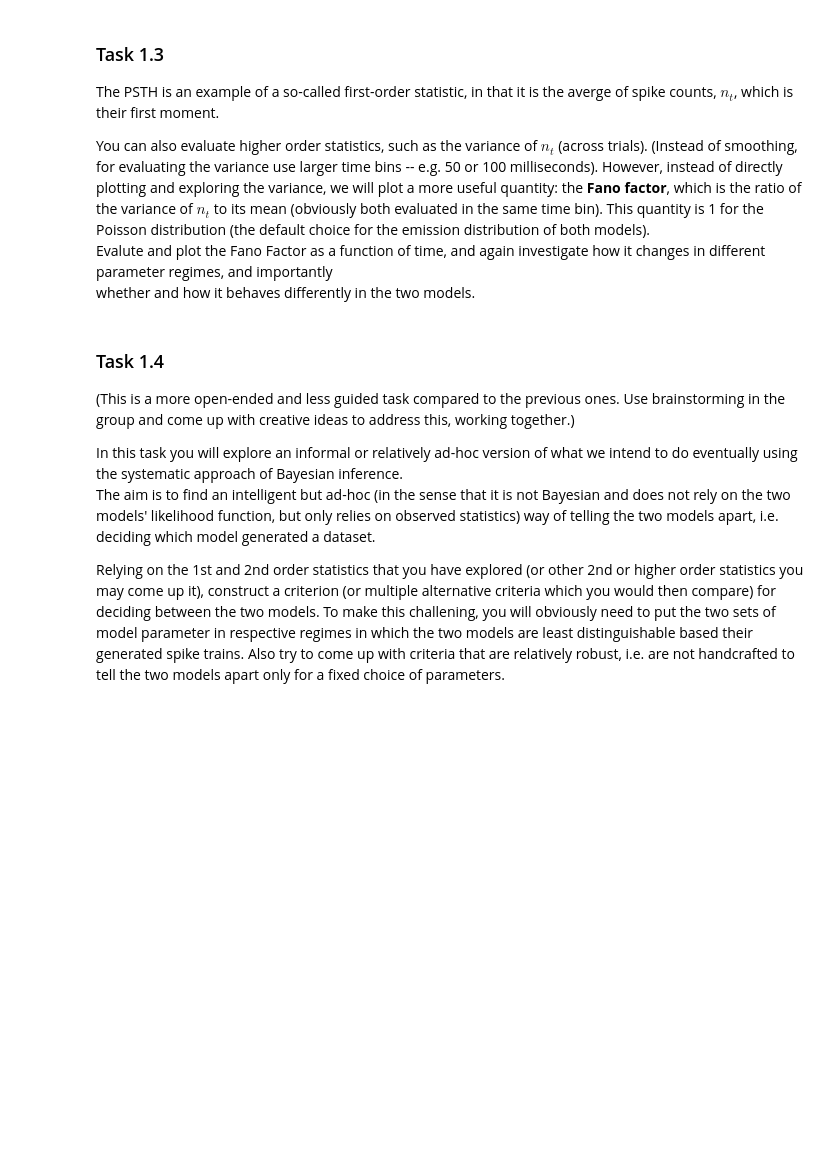
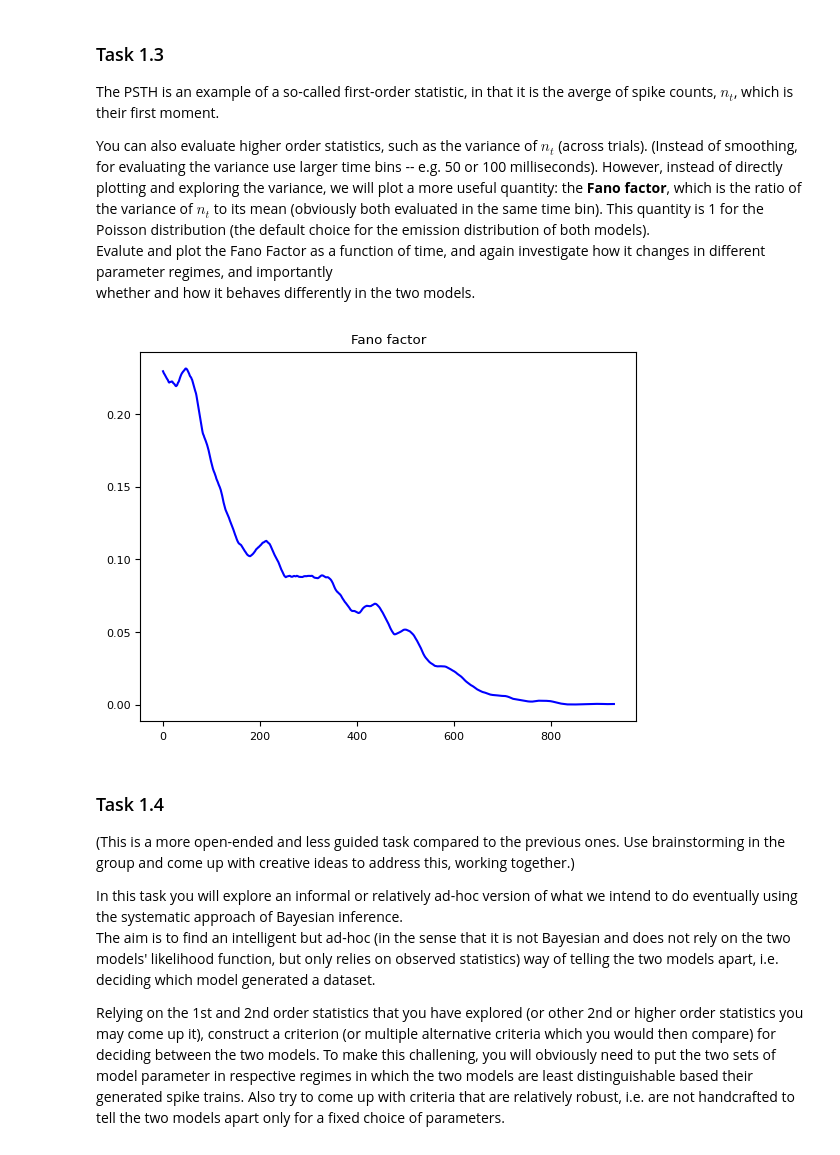
Before and after one commit to eduardburlacu/Statistics, a Jupyter notebook: Copy_of_GG3_project.ipynb, the cells around one changed output. Cells and saved outputs as stored; diff of their text form; code cells hidden in the pictures; blank space fills up the shorter version.

```diff
--- a/Copy_of_GG3_project.ipynb
+++ b/Copy_of_GG3_project.ipynb
@@ -457,3 +455,22 @@ from numpy.lib.stride_tricks import sliding_window_view
+# %%
+from numpy.lib.stride_tricks import sliding_window_view
+
+
+view = sliding_window_view(rates,window_shape=70,axis=1)
+#Average over time window
+running_avg = np.mean(view, axis=2)
+running_var = np.var(view,axis=2)
+running_fano = running_var / running_avg
+#Average over trials
+expect_avg = np.mean(running_avg,axis=0)
+expect_var = np.mean(running_var,axis=0)
+fano = expect_var / expect_avg
+# %%
+plt.plot(np.arange(fano.size),fano,c="b")
+plt.title("Fano factor")
+plt.show()
+# %% [output]
+[figure, added]
 # %% [markdown]
 ### Task 1.4
 
```
Also changed, not shown: parts of 1 cell of this notebook.
